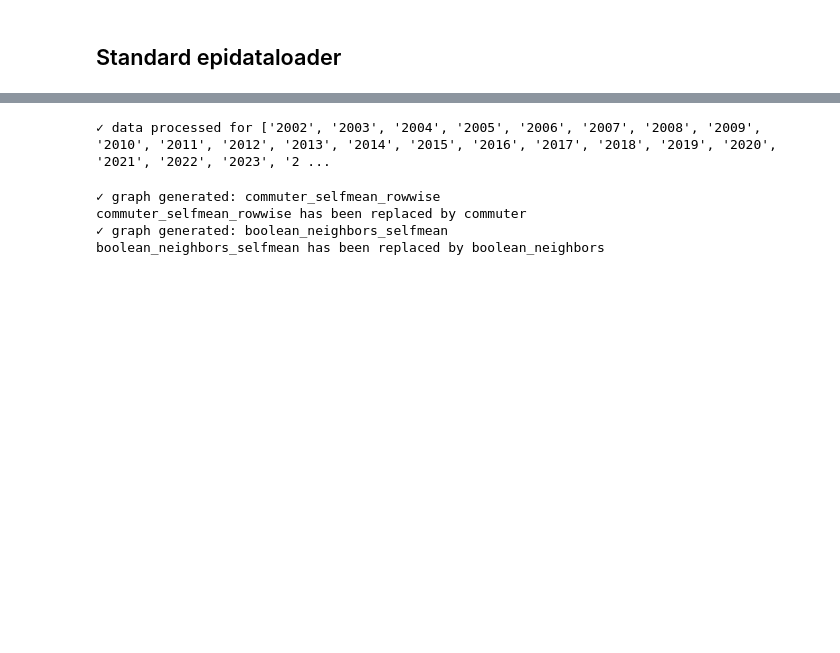
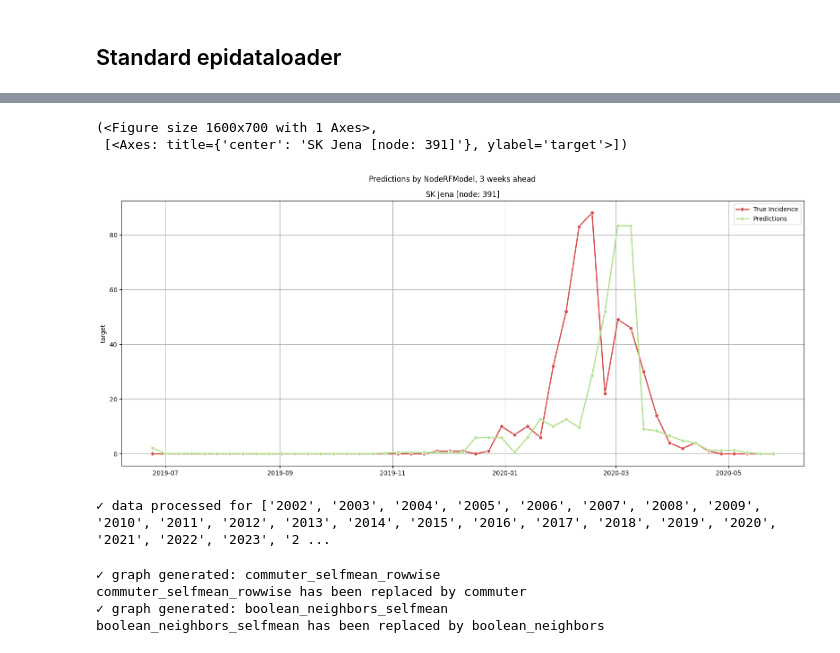
Before and after one commit to stends2001/infectious_disease_gnn, a Jupyter notebook: src/notebooks/1. Project.ipynb, the cells around one changed output, grey strips where cells are left out. Cells and saved outputs as stored; diff of their text form; code cells hidden in the pictures; blank space fills up the shorter version.

```diff
--- a/src/notebooks/1. Project.ipynb
+++ b/src/notebooks/1. Project.ipynb
@@ -66,3 +92,16 @@ ax.set_xlim(pd.to_datetime('2007-01-01'),pd.to_datetime('2008-01-01'))
+# %%
+rf = NodeRFModel(sl)
+rf.set_global_hparams()
+rf.set_model_hparams(n_estimators=27)
+rf.train(verbose=0)
+rf.forecast('test')
+# rf.forecast('train')
+# rf.forecast('val')
+rf.show_forecasts(391,'test')
+# %% [output]
+(<Figure size 1600x700 with 1 Axes>,
+ [<Axes: title={'center': 'SK Jena [node: 391]'}, ylabel='target'>])
+[figure, added]
 # %%
 import os
 from typing import Optional, Tuple, List, Union, Literal, Dict
```
Also changed, not shown: parts of 5 cells of this notebook, 8 other files.
